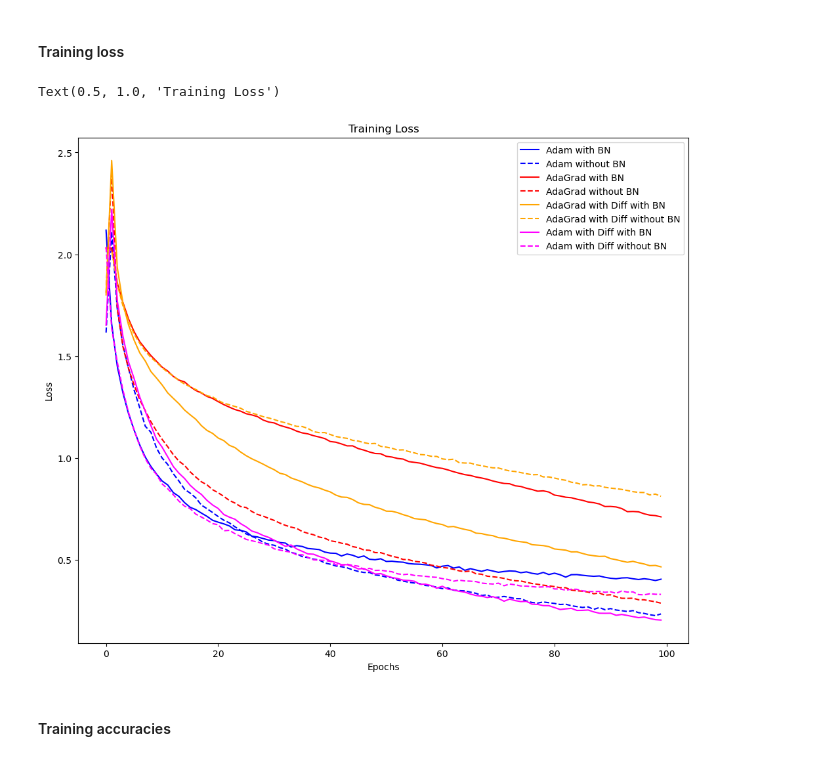
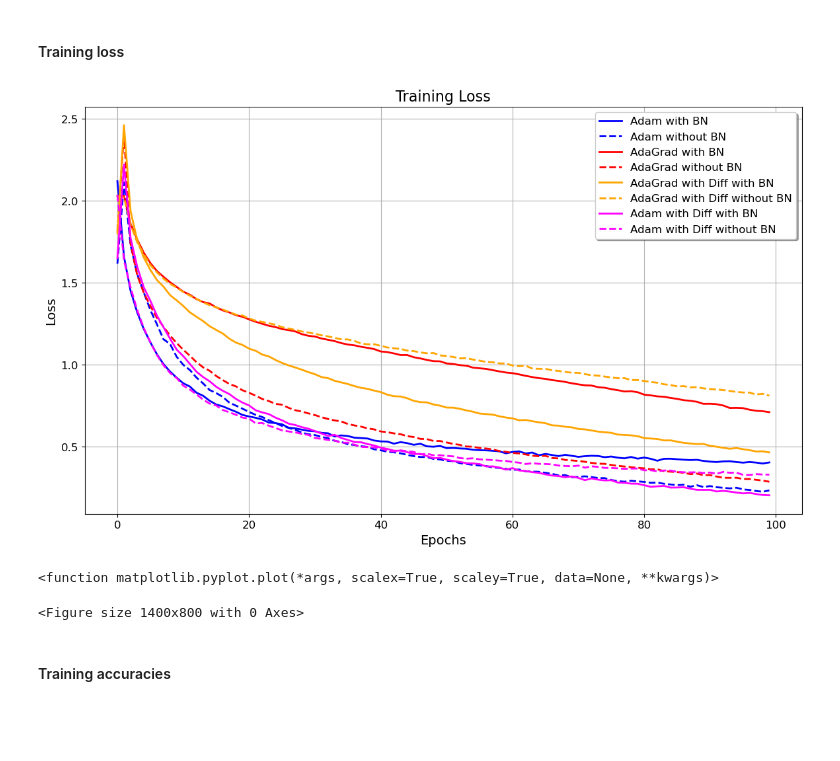
Before and after one commit to akansh12/OML-2024-AdaGrad-with-grad-difference, a Jupyter notebook: notebooks/CIFAR10-training.ipynb, the cells around one changed output. Cells and saved outputs as stored; diff of their text form; code cells hidden in the pictures; blank space fills up the shorter version.

```diff
--- a/notebooks/CIFAR10-training.ipynb
+++ b/notebooks/CIFAR10-training.ipynb
@@ -239,28 +239,45 @@ train_loss_adam_w_diff_wo_bn = np.load("./results/resnet34_with_ADAMwithdiff_wit
 train_loss_ada_w_bn[0] = train_loss_ada_w_bn[1]
 train_loss_adagrad_w_diff_wo_bn[0] = train_loss_adagrad_w_diff_wo_bn[1]
 # %%
-plt.figure(figsize=(12, 10))
+LINEWIDTH = 2
 
-plt.plot(train_loss_adam_w_bn, label='Adam with BN', color=COLOR_adam)
-plt.plot(train_loss_adam_wo_bn, label='Adam without BN', color=COLOR_adam, linestyle='dashed')
+plt.figure(figsize=(14, 8))
 
-plt.plot(train_loss_ada_w_bn, label='AdaGrad with BN', color=COLOR_ada)
-plt.plot(train_loss_ada_wo_bn, label='AdaGrad without BN', color=COLOR_ada, linestyle='dashed')
+# Plotting with improved styles
+plt.plot(train_loss_adam_w_bn, label='Adam with BN', color=COLOR_adam, linewidth=LINEWIDTH)
+plt.plot(train_loss_adam_wo_bn, label='Adam without BN', color=COLOR_adam, linestyle='dashed', linewidth=LINEWIDTH)
 
+plt.plot(train_loss_ada_w_bn, label='AdaGrad with BN', color=COLOR_ada, linewidth=LINEWIDTH)
+plt.plot(train_loss_ada_wo_bn, label='AdaGrad without BN', color=COLOR_ada, linestyle='dashed', linewidth=LINEWIDTH)
 
-plt.plot(train_loss_adagrad_w_diff_w_bn, label='AdaGrad with Diff with BN', color=COLOR_adadiff)
-plt.plot(train_loss_adagrad_w_diff_wo_bn, label='AdaGrad with Diff without BN', color=COLOR_adadiff, linestyle='dashed')
+plt.plot(train_loss_adagrad_w_diff_w_bn, label='AdaGrad with Diff with BN', color=COLOR_adadiff, linewidth=LINEWIDTH)
+plt.plot(train_loss_adagrad_w_diff_wo_bn, label='AdaGrad with Diff without BN', color=COLOR_adadiff, linestyle='dashed', linewidth=LINEWIDTH)
 
-plt.plot(train_loss_adam_w_diff_w_bn, label='Adam with Diff with BN', color=COLOR_adamdiff)
-plt.plot(train_loss_adam_w_diff_wo_bn, label='Adam with Diff without BN', color=COLOR_adamdiff, linestyle='dashed')
+plt.plot(train_loss_adam_w_diff_w_bn, label='Adam with Diff with BN', color=COLOR_adamdiff, linewidth=LINEWIDTH)
+plt.plot(train_loss_adam_w_diff_wo_bn, label='Adam with Diff without BN', color=COLOR_adamdiff, linestyle='dashed', linewidth=LINEWIDTH)
 
-plt.xlabel('Epochs')
-plt.ylabel('Loss')
-plt.legend()
-plt.title('Training Loss')
+# Adding grid, labels, and title
+plt.xlabel('Epochs', fontsize=14)
+plt.ylabel('Loss', fontsize=14)
+plt.title('Training Loss', fontsize=16)
+plt.grid(True)
+
+# Improving legend
+plt.legend(loc='best', fontsize=12, frameon=True, shadow=True)
+
+# Adding tick parameters
+plt.xticks(fontsize=12)
+plt.yticks(fontsize=12)
+
+plt.savefig('./figures/train-losses.png', bbox_inches='tight')
 # %% [output]
-Text(0.5, 1.0, 'Training Loss')
-[figure, old version]
+[figure, new version]
+# %%
+# Training loss plot with different optimizers bar plot only
+plt.figure(figsize=(14, 8))
+# %% [output]
+<function matplotlib.pyplot.plot(*args, scalex=True, scaley=True, data=None, **kwargs)>
+<Figure size 1400x800 with 0 Axes>
 # %% [markdown]
 #### Training accuracies
 # %%
```
Also changed, not shown: parts of 6 cells of this notebook, 5 other files.
